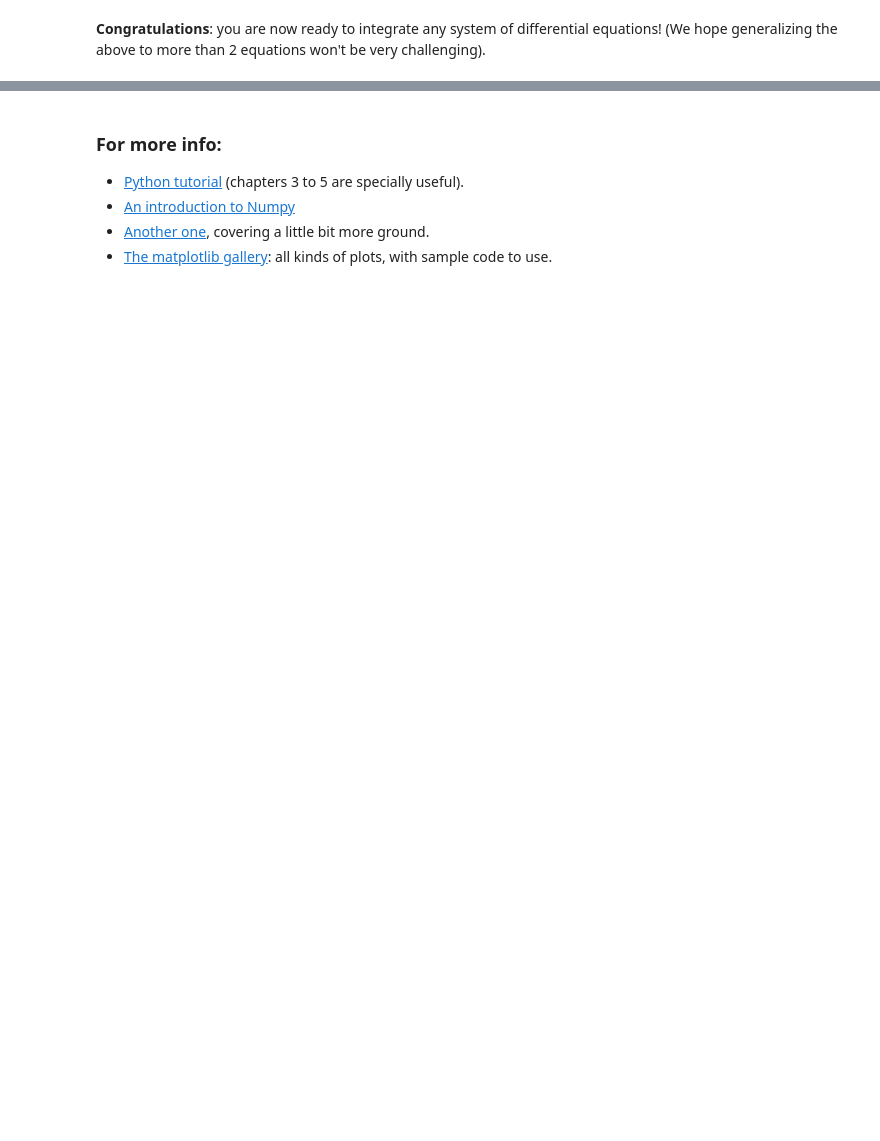
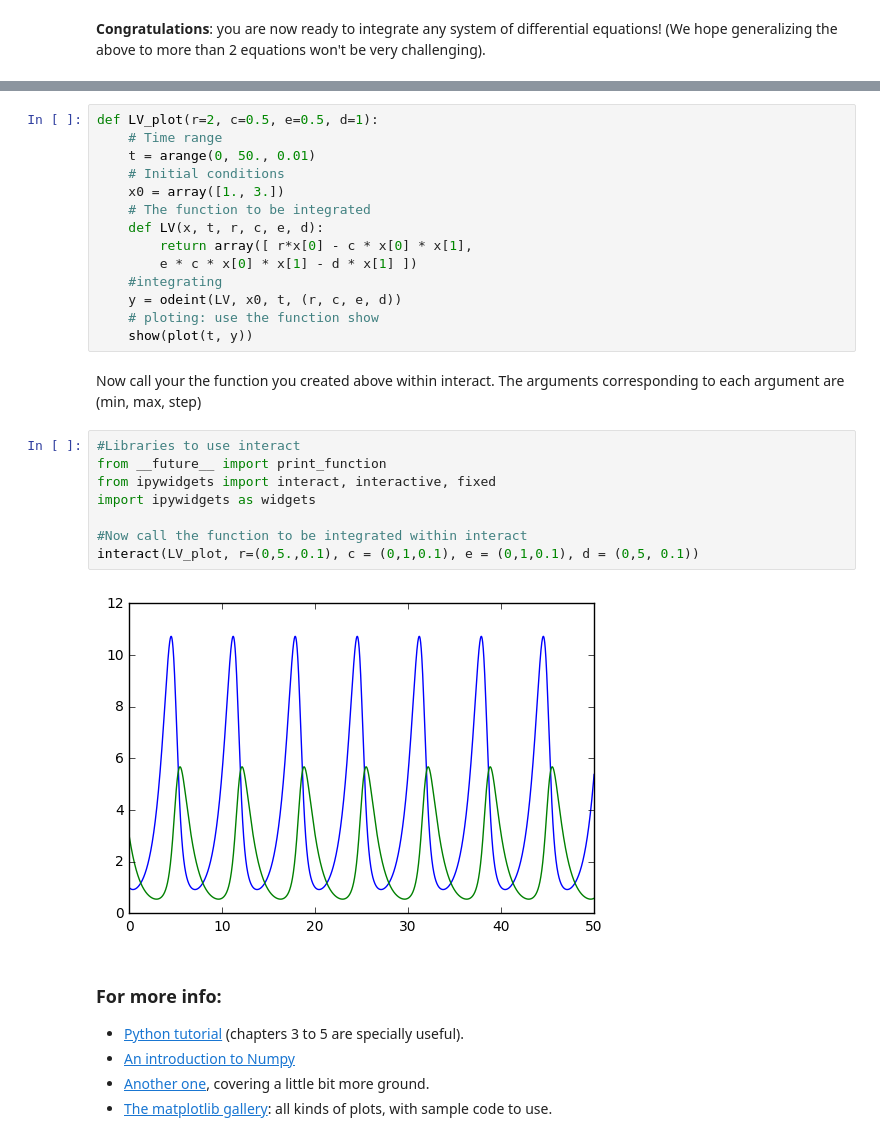
Before and after one commit to diogro/ode_examples, a Jupyter notebook: Numerical Integration Tutorial.ipynb, the cells around one changed output, grey strips where cells are left out. Saved outputs shown, nothing was run; the diff lists cells and outputs as text; blank space fills up the shorter version.

Commit message:
Example fo the interact widget

```diff
--- a/Numerical Integration Tutorial.ipynb
+++ b/Numerical Integration Tutorial.ipynb
@@ -228,3 +232,29 @@ Initial condition: [ 1.  3.]
+# %%
+def LV_plot(r=2, c=0.5, e=0.5, d=1):
+    # Time range
+    t = arange(0, 50., 0.01)
+    # Initial conditions
+    x0 = array([1., 3.])
+    # The function to be integrated
+    def LV(x, t, r, c, e, d):
+        return array([ r*x[0] - c * x[0] * x[1],
+        e * c * x[0] * x[1] - d * x[1] ])
+    #integrating
+    y = odeint(LV, x0, t, (r, c, e, d))
+    # ploting: use the function show
+    show(plot(t, y))
+# %% [markdown]
+Now call your the function you created above within interact. The arguments corresponding to each argument are (min, max, step)
+# %%
+#Libraries to use interact
+from __future__ import print_function
+from ipywidgets import interact, interactive, fixed
+import ipywidgets as widgets
+
+#Now call the function to be integrated within interact
+interact(LV_plot, r=(0,5.,0.1), c = (0,1,0.1), e = (0,1,0.1), d = (0,5, 0.1))
+# %% [output]
+[figure, added]
 # %% [markdown]
 ### For more info:
 
```
Also changed, not shown: parts of 5 cells of this notebook.
